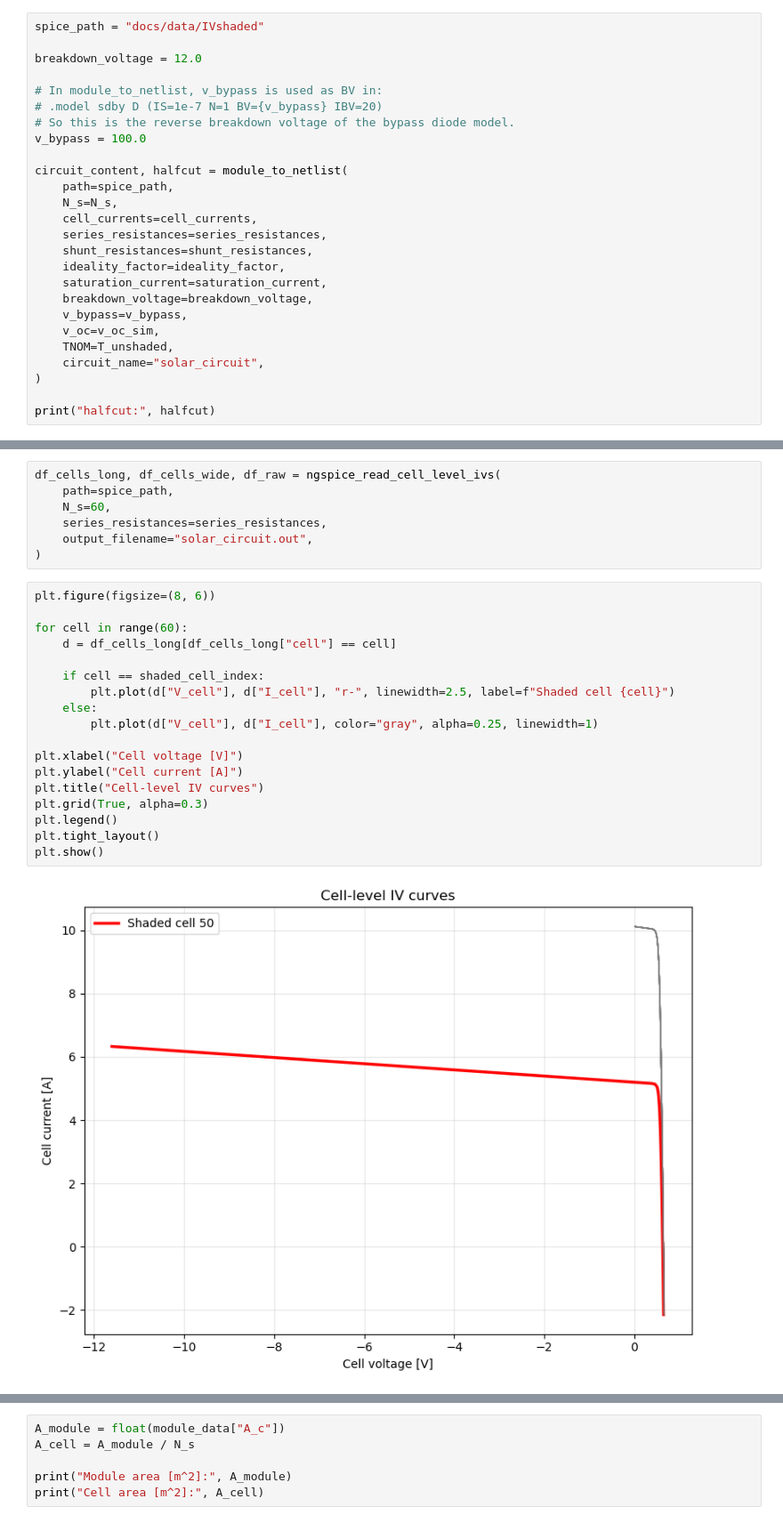
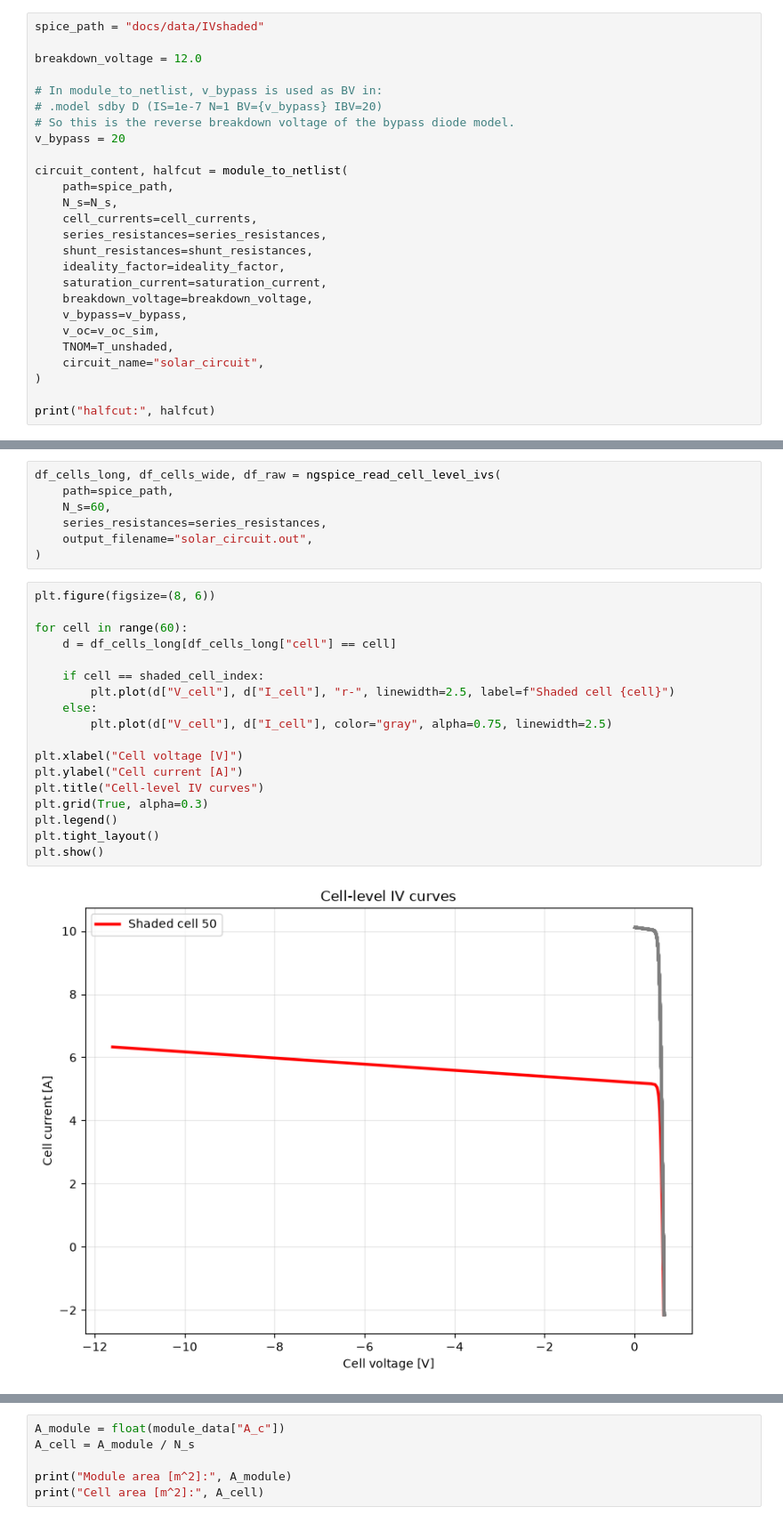
Before and after one commit to NormanJost/pvcracks, a Jupyter notebook: docs/Examples/example_pvspice_thermal.ipynb, the cells around one changed output, grey strips where cells are left out. Shown at 89% size. Drawn from its saved outputs; the diff is of its cells as text.

```diff
--- a/docs/Examples/example_pvspice_thermal.ipynb
+++ b/docs/Examples/example_pvspice_thermal.ipynb
@@ -329,7 +330,7 @@ breakdown_voltage = 12.0
 # In module_to_netlist, v_bypass is used as BV in:
 # .model sdby D (IS=1e-7 N=1 BV={v_bypass} IBV=20)
 # So this is the reverse breakdown voltage of the bypass diode model.
-v_bypass = 100.0
+v_bypass = 20
 
 circuit_content, halfcut = module_to_netlist(
     path=spice_path,
@@ -730,23 +725,23 @@ df_cells_long, df_cells_wide, df_raw = ngspice_read_cell_level_ivs(
 # %%
 plt.figure(figsize=(8, 6))
 
 for cell in range(60):
     d = df_cells_long[df_cells_long["cell"] == cell]
 
     if cell == shaded_cell_index:
         plt.plot(d["V_cell"], d["I_cell"], "r-", linewidth=2.5, label=f"Shaded cell {cell}")
     else:
-        plt.plot(d["V_cell"], d["I_cell"], color="gray", alpha=0.25, linewidth=1)
+        plt.plot(d["V_cell"], d["I_cell"], color="gray", alpha=0.75, linewidth=2.5)
 
 plt.xlabel("Cell voltage [V]")
 plt.ylabel("Cell current [A]")
 plt.title("Cell-level IV curves")
 plt.grid(True, alpha=0.3)
 plt.legend()
 plt.tight_layout()
 plt.show()
 # %% [output]
-[figure, old version]
+[figure, new version]
 # %%
 df_cells_wide["P_module"] = df_cells_wide["module_V"] * df_cells_wide["module_I"]
 
```
Also changed, not shown: parts of 11 cells of this notebook, 7 other files.
